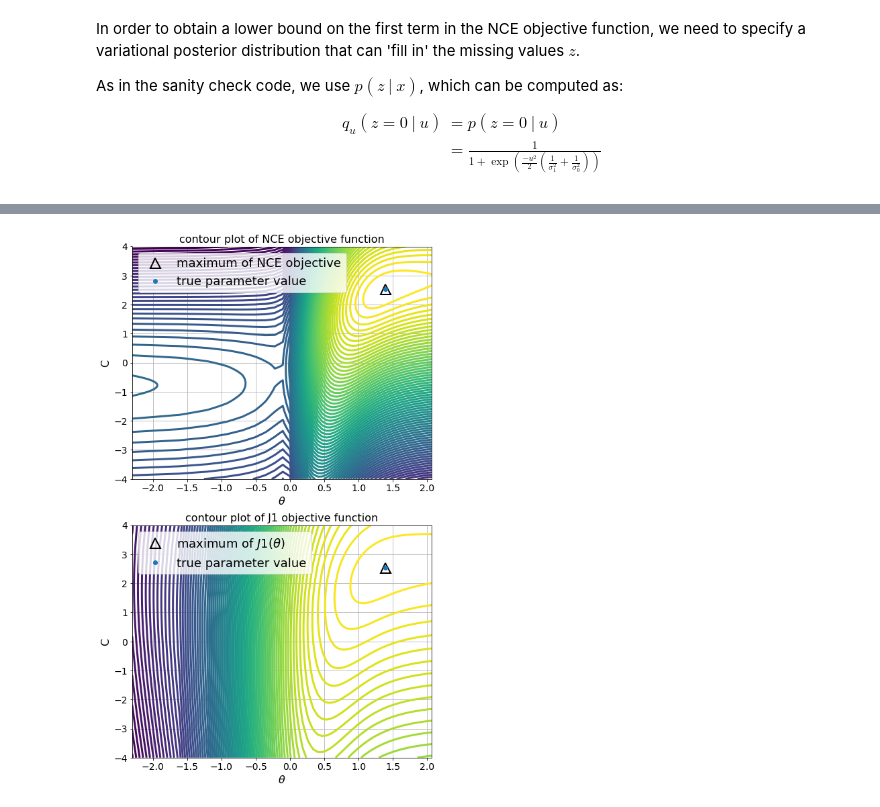
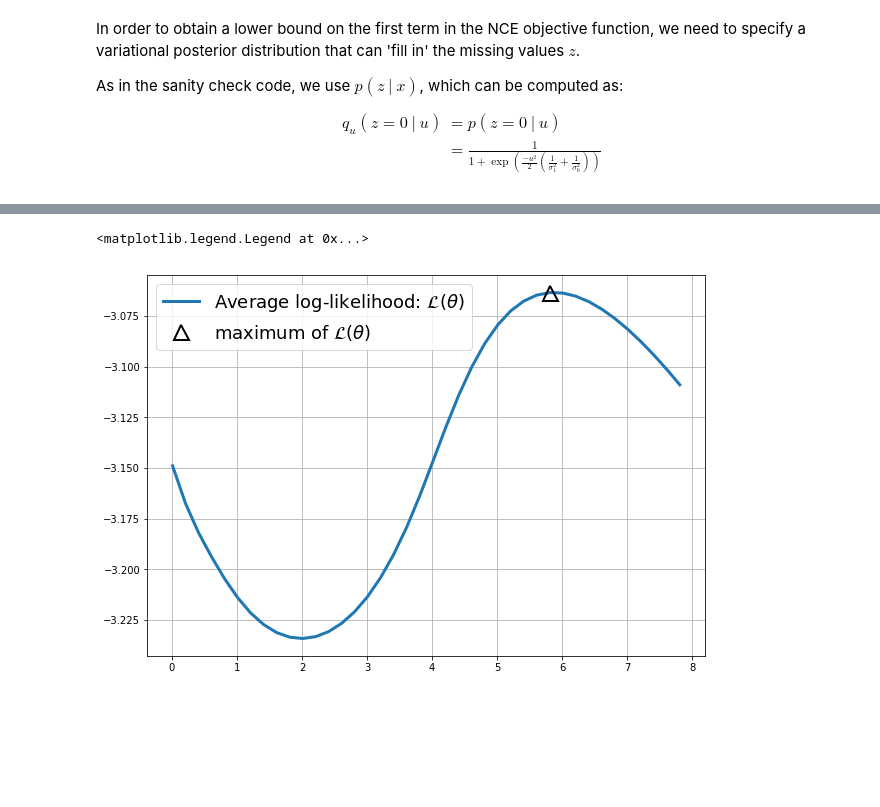
Before and after one commit to benrhodes26/VNCE, a Jupyter notebook: proposal/code/notebooks/3) unnormalised-mog-variational-em.ipynb, the cells around one changed output, grey strips where cells are left out. Saved outputs shown, nothing was run; the diff lists cells and outputs as text; code cells hidden in the pictures; blank space fills up the shorter version.

```diff
--- a/proposal/code/notebooks/3) unnormalised-mog-variational-em.ipynb
+++ b/proposal/code/notebooks/3) unnormalised-mog-variational-em.ipynb
@@ -259,54 +266,14 @@ fig.savefig(os.path.join(save_dir, 'contour-nceJ-mcJ1-exactJ1.pdf'))
-# %%
-fig, ax = plt.subplots(2, 1, figsize=(8,14))
-
-XX, YY = np.meshgrid(theta_ones, theta_zeros)
-
-# Plot true NCE objective function
-ax[0].contour(XX, YY, J.T, 100)
-
-# Plot maximum of NCE objective
-index = np.argmax(J) # this is the index for the flattened array
-row = int(index/n_c)
-column = index % n_c
-ax[0].plot(theta_ones[row], theta_zeros[column], marker='^', markersize=15, fillstyle='none',
-         markeredgewidth=2, c='k', linestyle='none', label='maximum of NCE objective')
-
-# Plot lower bound J1 objective function
-ax[1].contour(XX, YY, J1.T, 100)
-
-index3 = np.argmax(J1) # this is the index for the flattened array
-row3 = int(index3/n_c)
-column3 = index3 % n_c
-ax[1].plot(theta_ones[row3], theta_zeros[column3], marker='^', markersize=15, fillstyle='none',
-         markeredgewidth=2, c='k', linestyle='none', label=r'maximum of $J1(\theta)$')
-
-for a in ax:
-    if plot_log_theta_one:
-        a.plot(np.log(sigma0), c0,'o', label='true parameter value')
-    else:
-        a.plot(sigma0, c0,'o', label='true parameter value')
-
-ax[0].set_title('contour plot of NCE objective function', fontsize=16)
-ax[1].set_title('contour plot of J1 objective function', fontsize=16)
-
-ax[0].set_xlabel(r'$\theta$', fontsize=16)
-ax[0].set_ylabel('C', fontsize=16)
-ax[1].set_xlabel(r'$\theta$', fontsize=16)
-ax[1].set_ylabel('C', fontsize=16)
-ax[0].tick_params(axis='x', which='major', labelsize=14)
-ax[0].tick_params(axis='y', which='major', labelsize=14)
-ax[1].tick_params(axis='x', which='major', labelsize=14)
-ax[1].tick_params(axis='y', which='major', labelsize=14)
-
-ax[0].grid()
-ax[1].grid()
-
-ax[0].legend(loc='best', numpoints=1)
-ax[1].legend(loc='best', numpoints=1)
-
-fig.savefig(os.path.join(save_dir, 'contour-nceJ-exactJ1.pdf'))
-# %% [output]
-[figure, removed]
+# %%
+fig, ax = plt.subplots(1, 1, figsize=(10, 7))
+ax.plot(theta_ones, L, label=r'Average log-likelihood: $\mathcal{L}(\theta)$')
+arg_max = np.argmax(L)
+ax.plot(theta_ones[arg_max], L[arg_max],  marker='^', markersize=15, fillstyle='none',
+         markeredgewidth=2, c='k', linestyle='none', label=r'maximum of $\mathcal{L}(\theta)$')
+ax.grid()
+ax.legend()
+# %% [output]
+<matplotlib.legend.Legend at 0x...>
+[figure, added]
 # %%
 print('J1 is a lower bound for {}% of the parameters'.format(100* np.sum(J1 < J) / J.size))
 print('J1 estimated with Monte carlo is a lower bound for {}% of the parameters'.format(100* np.sum(J1_mc < J) / J.size))
```
Also changed, not shown: parts of 24 cells of this notebook, 5 other files.
